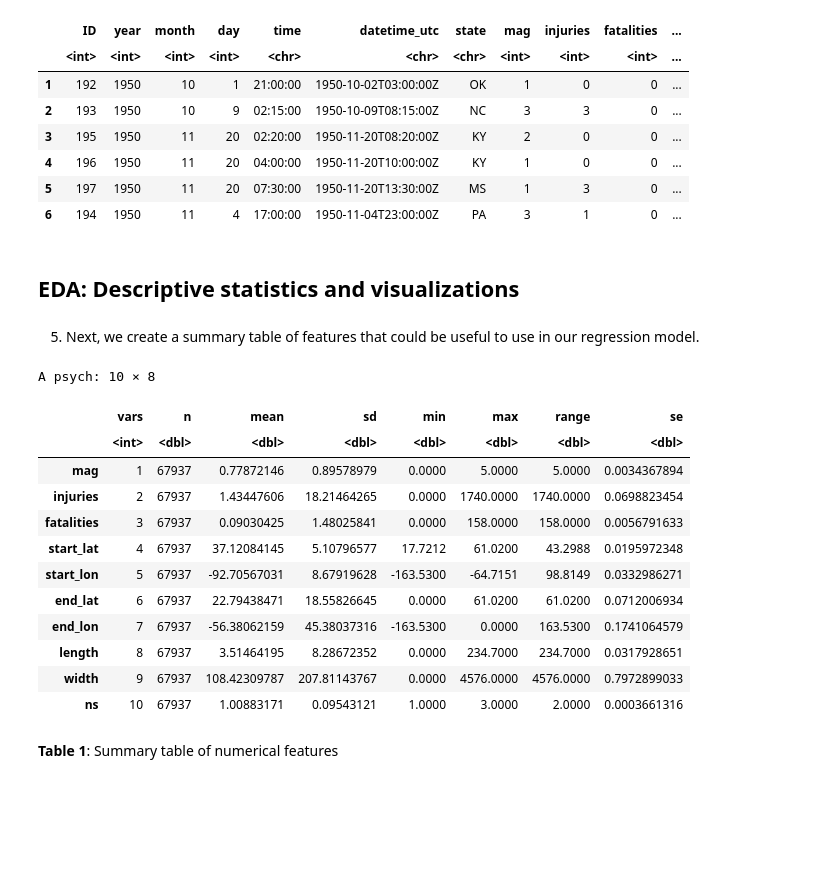
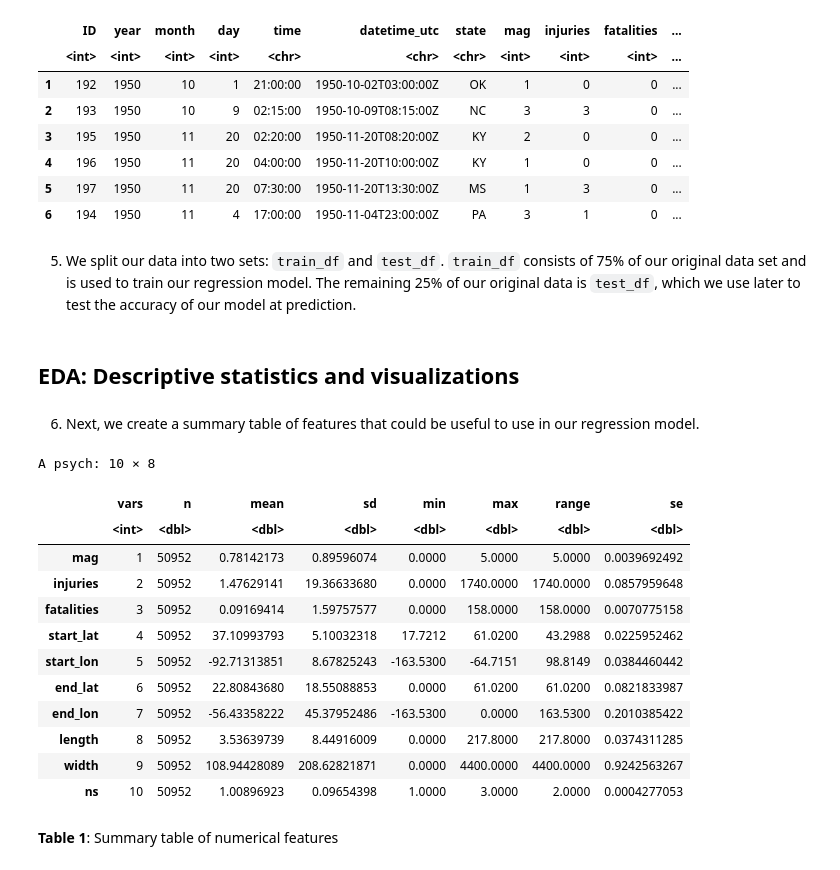
Before and after one commit to DSCI-310-2024/DSCI-310-Group-1-Predict-Casualties-From-Tornado-Data, a Jupyter notebook: src/tornado_fatalities_predictor.ipynb, the cells around one changed output. Cells and saved outputs as stored; diff of their text form; code cells hidden in the pictures; blank space fills up the shorter version.

Commit message:
split data before eda

```diff
--- a/src/tornado_fatalities_predictor.ipynb
+++ b/src/tornado_fatalities_predictor.ipynb
@@ -111,3 +111,5 @@ A data.frame: 6 × 17
 # %%
 # This is to export cleaned data frame to new csv file
 #write_csv(df, "C:\\Users\\Erika\\DSCI-310-Group-1-Predict-Fatalities-From-Tornado-Data\\data\\processed\\cleaned_tornado_data.csv")
+# %% [markdown]
+5. We split our data into two sets: `train_df` and `test_df`. `train_df` consists of 75% of our original data set and is used to train our regression model. The remaining 25% of our original data is `test_df`, which we use later to test the accuracy of our model at prediction.
@@ -114,24 +122,24 @@ A data.frame: 6 × 17
 # %% [markdown]
 ## EDA: Descriptive statistics and visualizations
 # %% [markdown]
-5. Next, we create a summary table of features that could be useful to use in our regression model.
+6. Next, we create a summary table of features that could be useful to use in our regression model.
 # %%
-describe(df[, c('mag', 'injuries', 'fatalities', 'start_lat', 'start_lon', 'end_lat', 'end_lon',
+describe(train_df[, c('mag', 'injuries', 'fatalities', 'start_lat', 'start_lon', 'end_lat', 'end_lon',
                 'length', 'width', 'ns')], fast = TRUE)
 # %% [output]
 A psych: 10 × 8
 |  | vars | n | mean | sd | min | max | range | se |
 |  | <int> | <dbl> | <dbl> | <dbl> | <dbl> | <dbl> | <dbl> | <dbl> |
-| mag | 1 | 67937 | 0.77872146 | 0.89578979 | 0.0000 | 5.0000 | 5.0000 | 0.0034367894 |
-| injuries | 2 | 67937 | 1.43447606 | 18.21464265 | 0.0000 | 1740.0000 | 1740.0000 | 0.0698823454 |
-| fatalities | 3 | 67937 | 0.09030425 | 1.48025841 | 0.0000 | 158.0000 | 158.0000 | 0.0056791633 |
-| start_lat | 4 | 67937 | 37.12084145 | 5.10796577 | 17.7212 | 61.0200 | 43.2988 | 0.0195972348 |
-| start_lon | 5 | 67937 | -92.70567031 | 8.67919628 | -163.5300 | -64.7151 | 98.8149 | 0.0332986271 |
-| end_lat | 6 | 67937 | 22.79438471 | 18.55826645 | 0.0000 | 61.0200 | 61.0200 | 0.0712006934 |
-| end_lon | 7 | 67937 | -56.38062159 | 45.38037316 | -163.5300 | 0.0000 | 163.5300 | 0.1741064579 |
-| length | 8 | 67937 | 3.51464195 | 8.28672352 | 0.0000 | 234.7000 | 234.7000 | 0.0317928651 |
-| width | 9 | 67937 | 108.42309787 | 207.81143767 | 0.0000 | 4576.0000 | 4576.0000 | 0.7972899033 |
-| ns | 10 | 67937 | 1.00883171 | 0.09543121 | 1.0000 | 3.0000 | 2.0000 | 0.0003661316 |
+| mag | 1 | 50952 | 0.78142173 | 0.89596074 | 0.0000 | 5.0000 | 5.0000 | 0.0039692492 |
+| injuries | 2 | 50952 | 1.47629141 | 19.36633680 | 0.0000 | 1740.0000 | 1740.0000 | 0.0857959648 |
+| fatalities | 3 | 50952 | 0.09169414 | 1.59757577 | 0.0000 | 158.0000 | 158.0000 | 0.0070775158 |
+| start_lat | 4 | 50952 | 37.10993793 | 5.10032318 | 17.7212 | 61.0200 | 43.2988 | 0.0225952462 |
+| start_lon | 5 | 50952 | -92.71313851 | 8.67825243 | -163.5300 | -64.7151 | 98.8149 | 0.0384460442 |
+| end_lat | 6 | 50952 | 22.80843680 | 18.55088853 | 0.0000 | 61.0200 | 61.0200 | 0.0821833987 |
+| end_lon | 7 | 50952 | -56.43358222 | 45.37952486 | -163.5300 | 0.0000 | 163.5300 | 0.2010385422 |
+| length | 8 | 50952 | 3.53639739 | 8.44916009 | 0.0000 | 217.8000 | 217.8000 | 0.0374311285 |
+| width | 9 | 50952 | 108.94428089 | 208.62821871 | 0.0000 | 4400.0000 | 4400.0000 | 0.9242563267 |
+| ns | 10 | 50952 | 1.00896923 | 0.09654398 | 1.0000 | 3.0000 | 2.0000 | 0.0004277053 |
 # %% [markdown]
 **Table 1**: Summary table of numerical features
 # %% [markdown]
```
Also changed, not shown: parts of 8 cells of this notebook.
